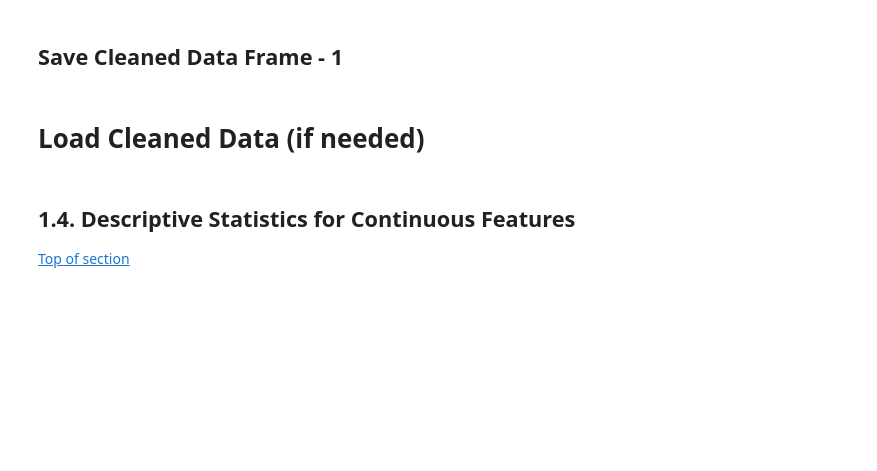
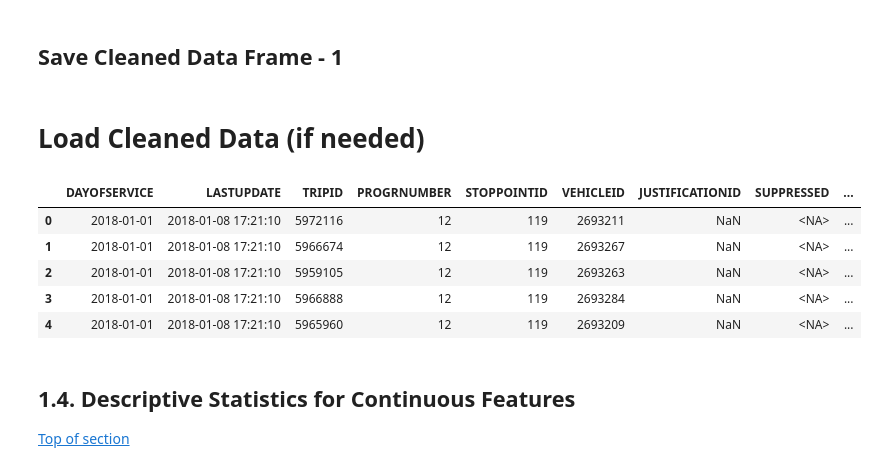
Before and after one commit to CityRoute/Data-Analytics-CityRoute, a Jupyter notebook: Conor-Cleaning_and_Prep.ipynb, the cells around one changed output. Saved outputs shown, nothing was run; the diff lists cells and outputs as text; code cells hidden in the pictures; blank space fills up the shorter version.

```diff
--- a/Conor-Cleaning_and_Prep.ipynb
+++ b/Conor-Cleaning_and_Prep.ipynb
@@ -316,6 +316,15 @@ df_leavetimes.to_feather('/home/faye/data/leavetimes_cleaned_1.feather')
 # %%
 # load in cleaned data from feather file
 df_leavetimes = pd.read_feather('/home/faye/data/leavetimes_cleaned_1.feather')
+# %%
+df_leavetimes.head(5)
+# %% [output]
+|  | DAYOFSERVICE | LASTUPDATE | TRIPID | PROGRNUMBER | STOPPOINTID | VEHICLEID | JUSTIFICATIONID | SUPPRESSED | ... |
+| 0 | 2018-01-01 | 2018-01-08 17:21:10 | 5972116 | 12 | 119 | 2693211 | NaN | <NA> | ... |
+| 1 | 2018-01-01 | 2018-01-08 17:21:10 | 5966674 | 12 | 119 | 2693267 | NaN | <NA> | ... |
+| 2 | 2018-01-01 | 2018-01-08 17:21:10 | 5959105 | 12 | 119 | 2693263 | NaN | <NA> | ... |
+| 3 | 2018-01-01 | 2018-01-08 17:21:10 | 5966888 | 12 | 119 | 2693284 | NaN | <NA> | ... |
+| 4 | 2018-01-01 | 2018-01-08 17:21:10 | 5965960 | 12 | 119 | 2693209 | NaN | <NA> | ... |
 # %% [markdown]
 <a id="desc_stats_continuous"></a>
 ## 1.4. Descriptive Statistics for Continuous Features
```
Also changed, not shown: parts of 31 cells of this notebook.
